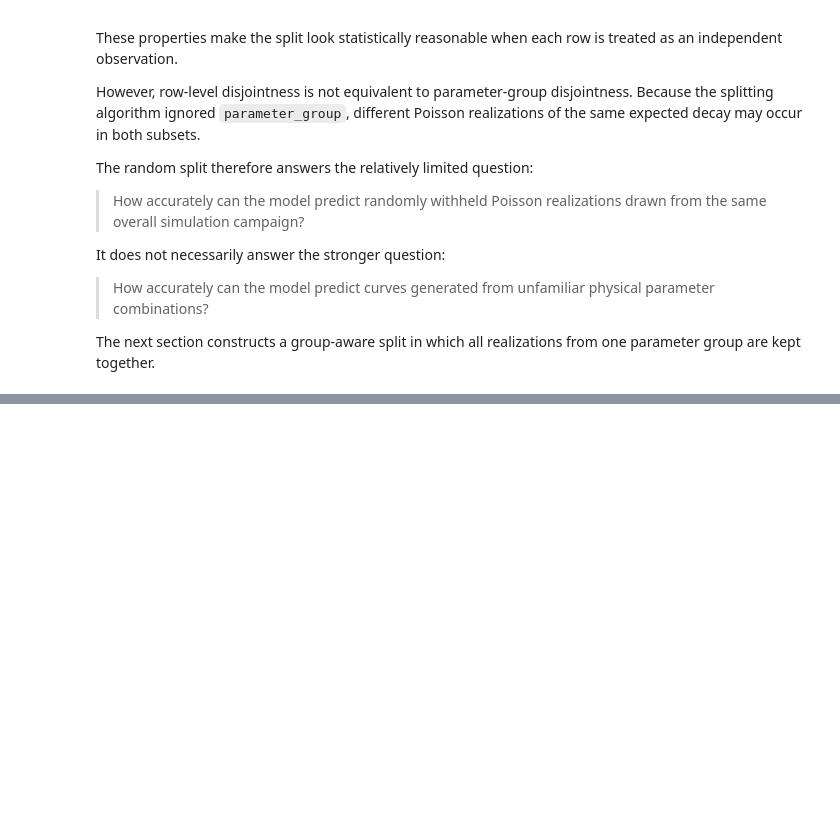
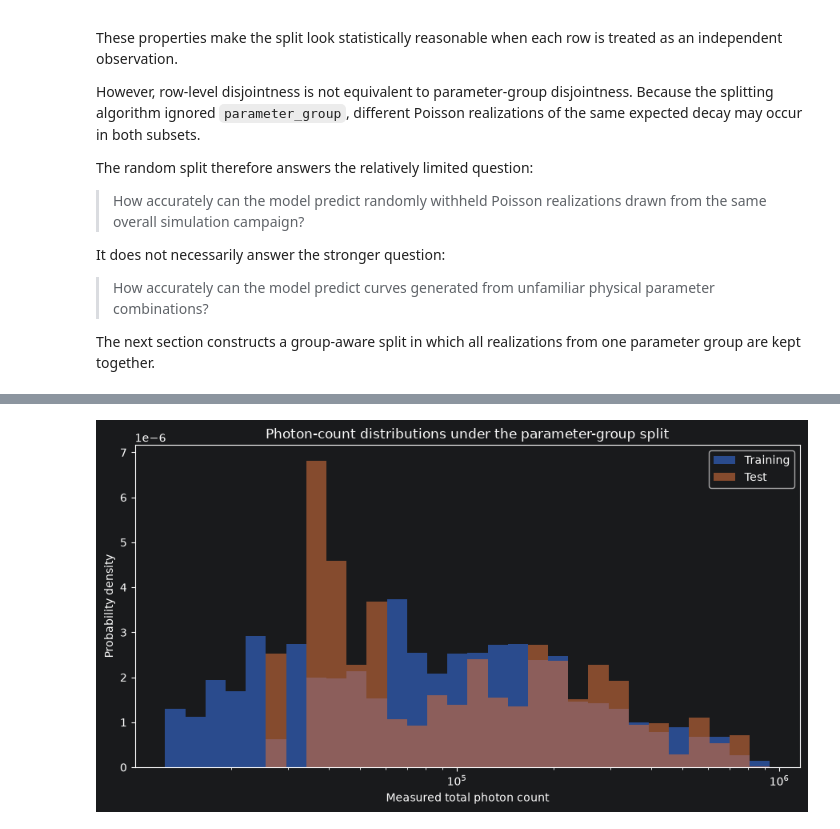
Before and after one commit to moryev/tcspc-lifetime-toolkit, a Jupyter notebook: notebooks/05_data_leakage_and_grouped_evaluation.ipynb, the cells around one changed output, grey strips where cells are left out. Saved outputs shown, nothing was run; the diff lists cells and outputs as text; code cells hidden in the pictures; blank space fills up the shorter version.

```diff
--- a/notebooks/05_data_leakage_and_grouped_evaluation.ipynb
+++ b/notebooks/05_data_leakage_and_grouped_evaluation.ipynb
@@ -896,0 +1349,12 @@ The next section constructs a group-aware split in which all realizations from o
+# %%
+train_total_counts_grouped = (
+    metadata_train_grouped[
+        "measured_total_counts"
+    ].to_numpy()
+)
+
+test_total_counts_grouped = (
+    metadata_test_grouped[
+        "measured_total_counts"
+    ].to_numpy()
+)
@@ -896,0 +1384,30 @@ The next section constructs a group-aware split in which all realizations from o
+# %%
+plt.figure(figsize=(9, 5))
+
+plt.hist(
+    train_total_counts_grouped,
+    bins=count_bin_edges,
+    density=True,
+    alpha=0.6,
+    label="Training",
+)
+
+plt.hist(
+    test_total_counts_grouped,
+    bins=count_bin_edges,
+    density=True,
+    alpha=0.6,
+    label="Test",
+)
+
+plt.xscale("log")
+plt.xlabel("Measured total photon count")
+plt.ylabel("Probability density")
+plt.title(
+    "Photon-count distributions under the parameter-group split"
+)
+plt.legend()
+plt.tight_layout()
+plt.show()
+# %% [output]
+[figure, added]
```
Also changed, not shown: parts of 27 cells of this notebook.
